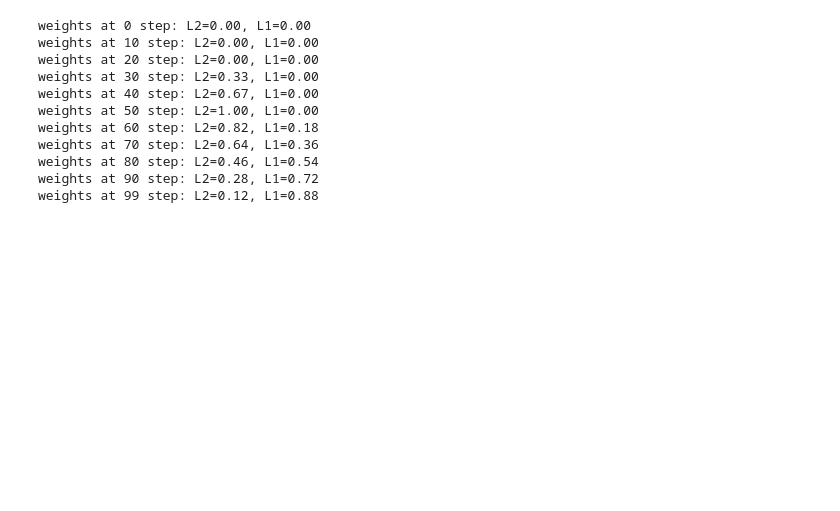
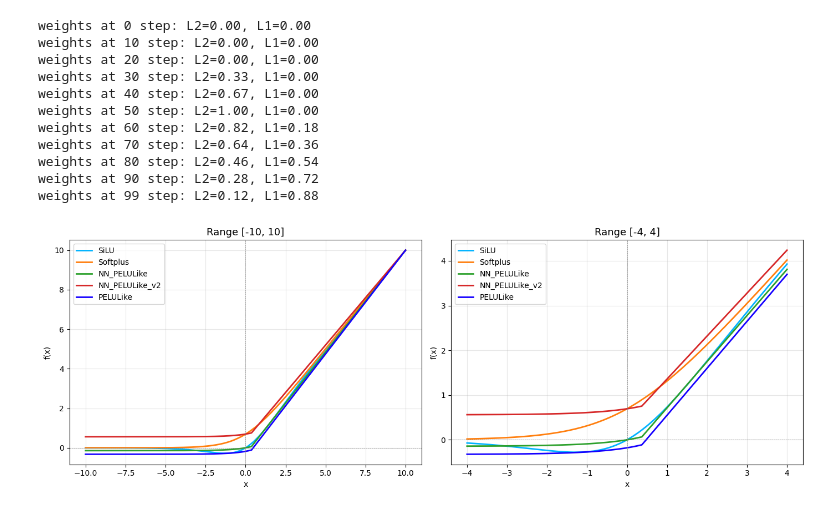
Before and after one commit to tmpoulionis/nn_ssms, a Jupyter notebook: testing.ipynb, the cells around one changed output. Cells and saved outputs as stored; diff of their text form; code cells hidden in the pictures; blank space fills up the shorter version.

Commit message:
induction heads, nn_pelulike_v2

```diff
--- a/testing.ipynb
+++ b/testing.ipynb
@@ -248,3 +248,56 @@ weights at 70 step: L2=0.64, L1=0.36
 weights at 80 step: L2=0.46, L1=0.54
 weights at 90 step: L2=0.28, L1=0.72
 weights at 99 step: L2=0.12, L1=0.88
+# %%
+from utils.activations import Activation
+import torch
+import numpy as np
+import matplotlib.pyplot as plt
+
+# Instantiate activations via the factory
+activations = {
+    # "GELU": Activation("gelu"),
+    "SiLU": Activation("silu"),
+    "Softplus": Activation("softplus"),
+    "NN_PELULike": Activation("nn_pelulike"),
+    "NN_PELULike_v2": Activation("nn_pelulike_v2"),
+    "PELULike": Activation("pelulike"),
+    # "ReLU": Activation("relu"),
+}
+
+colors = [
+    "#00b3ff",
+    # "#ff7f0e",
+    "#2ca02c",
+    "#d62728",
+    "#1500ff",
+    "#9467bd",
+    # "#e377c2"
+    ]
+
+# Input ranges
+x_large = torch.linspace(-10, 10, 1000)
+x_small = torch.linspace(-4, 4, 1000)
+
+fig, (ax1, ax2) = plt.subplots(1, 2, figsize=(14, 5))
+
+for (name, act), color in zip(activations.items(), colors):
+    with torch.no_grad():
+        y_large = act(x_large).numpy()
+        y_small = act(x_small).numpy()
+    ax1.plot(x_large.numpy(), y_large, label=name, color=color, linewidth=2)
+    ax2.plot(x_small.numpy(), y_small, label=name, color=color, linewidth=2)
+
+for ax, title in [(ax1, "Range [-10, 10]"), (ax2, "Range [-4, 4]")]:
+    ax.set_title(title, fontsize=13)
+    ax.set_xlabel("x")
+    ax.set_ylabel("f(x)")
+    ax.axhline(0, color="grey", linewidth=0.5, linestyle="--")
+    ax.axvline(0, color="grey", linewidth=0.5, linestyle="--")
+    ax.legend(fontsize=10)
+    ax.grid(True, alpha=0.3)
+
+plt.tight_layout()
+plt.show()
+# %% [output]
+[figure, added]
```
Also changed, not shown: parts of 5 cells of this notebook, 10 other files.
